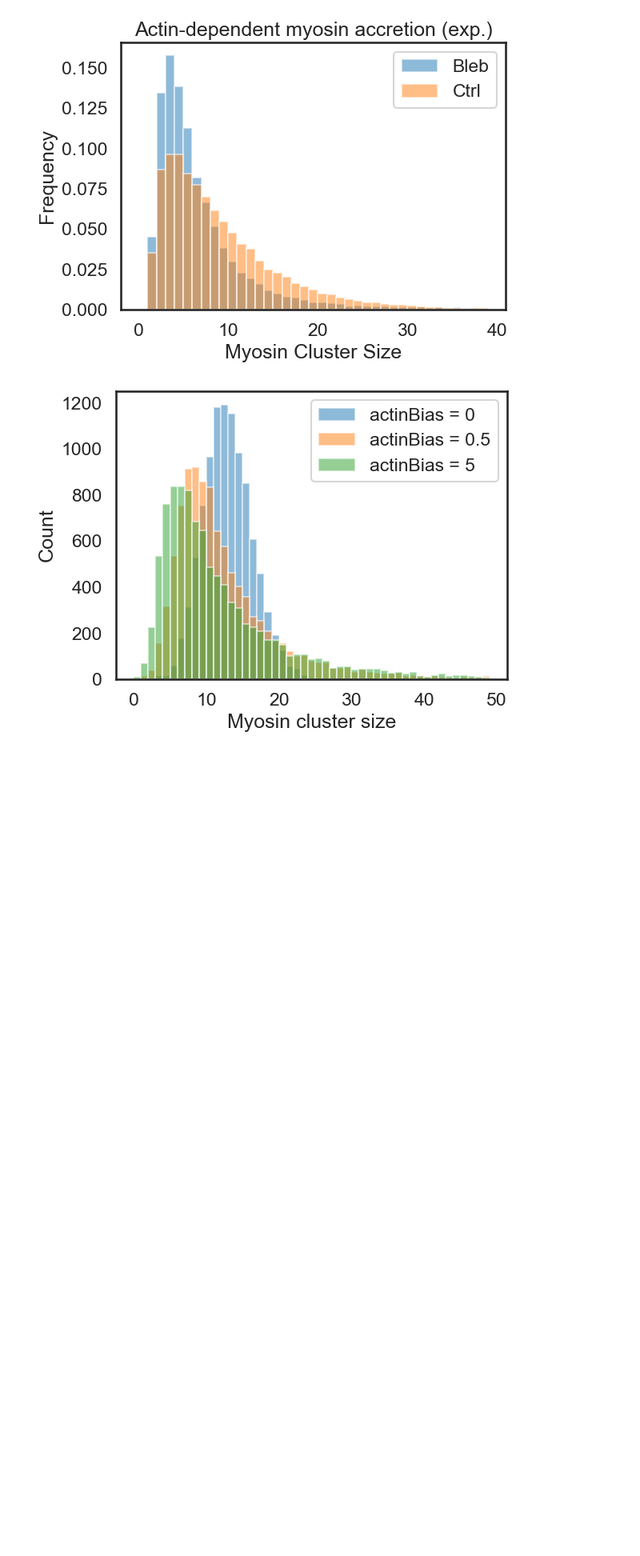
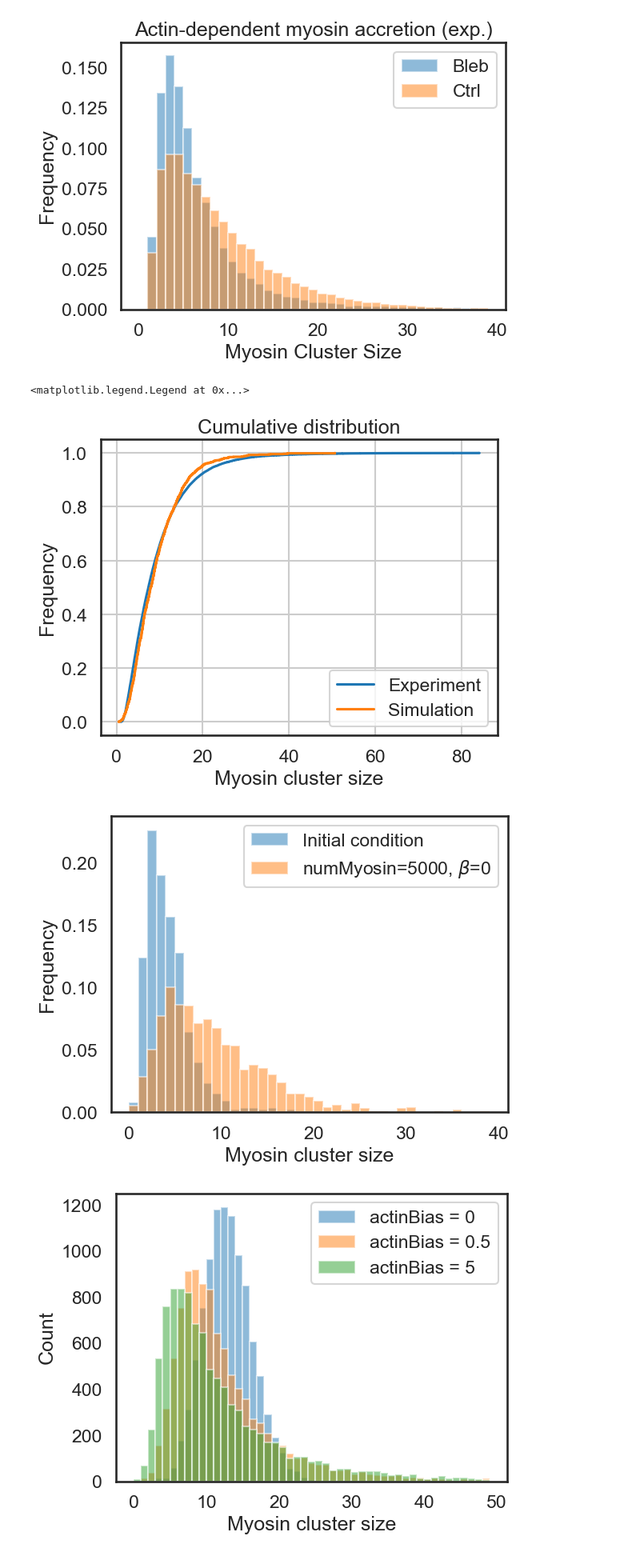
Before and after one commit to WHChou/Myosin-cluster-simulation, a Jupyter notebook: MyosinBinding_v2.ipynb, the cells around one changed output. Shown at 80% size. Drawn from its saved outputs; the diff is of its cells as text; code cells hidden in the pictures; blank space fills up the shorter version.

```diff
--- a/MyosinBinding_v2.ipynb
+++ b/MyosinBinding_v2.ipynb
@@ -719,6 +696,41 @@ for ii in range(len(numMyosin)):
 
 #df = pd.DataFrame({'alpha': myoBias, 'beta': acBias, 'mode': mode_array, 'sigma': sigma_array})
 #df.to_csv('params.csv')
+# %%
+numMyosin = 5000
+numGrid = 1000
+actinBiasVal = 0
+myosinBiasVal = 5
+ifsave = 0
+dwnsample = 1
+
+ActinThick = GenActinThick('lognormal', numGrid, 1, 1)
+MyosinInit = GenMyoNum('lognormal', numGrid, 1.31, 0.52)
+res = runSimulation(numGrid, numMyosin, MyosinInit, ActinThick, actinBiasVal, myosinBiasVal, ifsave, dwnsample)
+# CDF
+sns.set_style("white")
+sns.set_context("talk")
+plt.figure()
+plot_ecdf(allIntWT, 'Experiment')
+plot_ecdf(res, 'Simulation')
+plt.title('Cumulative distribution')
+plt.xlabel("Myosin cluster size")
+plt.ylabel("Frequency")
+plt.legend()
+# Histogram
+sns.set_style("white")
+sns.set_context("talk")
+plt.figure()
+xfit = np.arange(0, 40, 0.5)
+plt.hist(MyosinInit, bins = np.arange(40), alpha=0.5, density = True, label = 'Initial condition')
+plt.hist(res, bins = np.arange(40), alpha=0.5, density = True, label = 'numMyosin='+str(numMyosin)+r', $\beta$='+str(actinBiasVal))
+plt.xlabel("Myosin cluster size")
+plt.ylabel("Frequency")
+plt.legend()
+# %% [output]
+<matplotlib.legend.Legend at 0x...>
+[figure, added]
+[figure, added]
 # %%
 ## Run simulation
 # Simulation parameters
```
Also changed, not shown: parts of 5 cells of this notebook.
